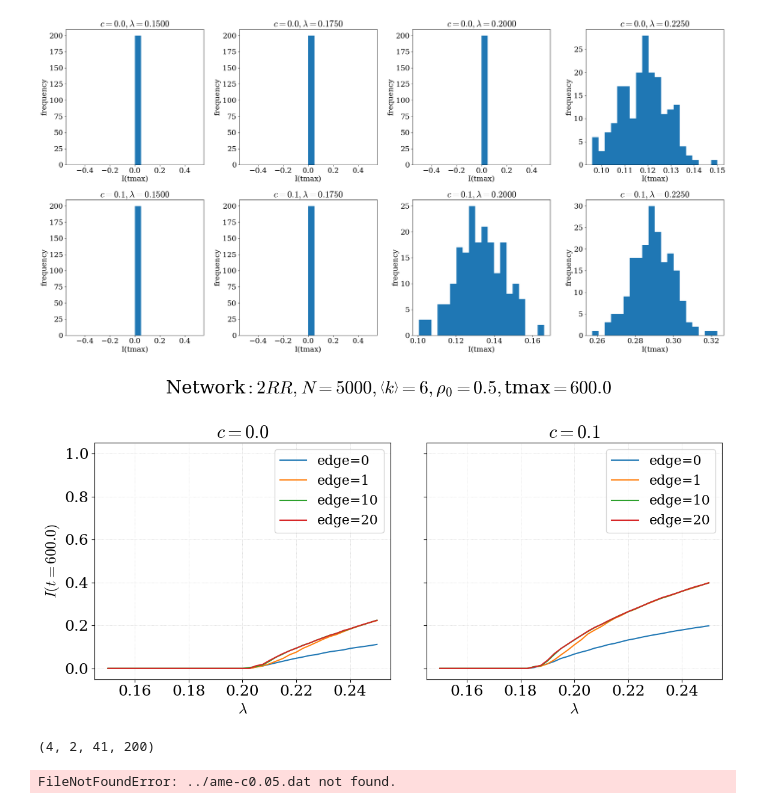
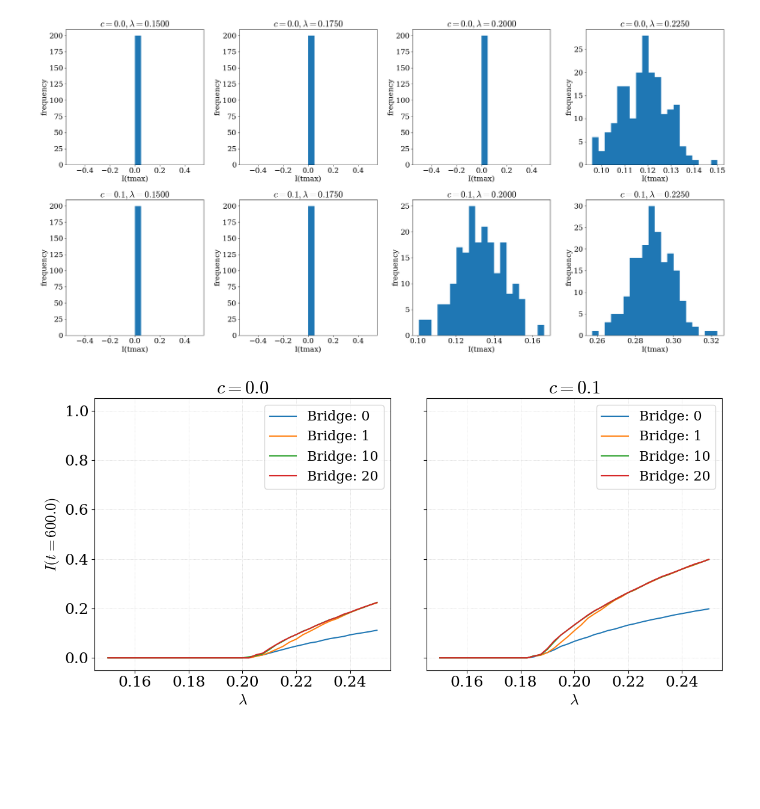
Before and after one commit to Kojirouuuu/trend-sar, a Jupyter notebook: notebook/sis copy 2.ipynb, the cells around one changed output. Saved outputs shown, nothing was run; the diff lists cells and outputs as text; code cells hidden in the pictures; blank space fills up the shorter version.

Commit message:
feat: beautifun figure

```diff
--- a/notebook/sis copy 2.ipynb
+++ b/notebook/sis copy 2.ipynb
@@ -62,8 +62,11 @@ def _read_params(params_path: str) -> Dict[str, str]:
     itr = params['itr'].values[0]
     batchNum = params['batchNum'].values[0]
 
-    c_list = c_list.split(":")
-    c_list = [float(c) for c in c_list]
+    try:
+        c_list = c_list.split(":")
+        c_list = [float(c) for c in c_list]
+    except:
+        c_list = [float(c_list)]
 
     edgeNumList = edgeNumList.split(":")
     edgeNumList = [int(edgeNum) for edgeNum in edgeNumList]
@@ -571,63 +574,33 @@ plt.show()
 # %%
 fig, axes = plt.subplots(1, len(c_list), figsize=(6 * len(c_list), 6), sharey=True)
 
 delta = 0.05
 
 for c_idx, c in enumerate(c_list):
     # to_Is = np.zeros(len(lamb_values_for_theory))
     # for lamb_idx, lamb in enumerate(lamb_values_for_theory):
     #     to_I = theta_to_I(deg_list, pk, lamb, gamma, theta_all[c_idx, lamb_idx], c=c)
     #     to_Is[lamb_idx] = to_I
     # axes[c_idx].plot(lamb_values_for_theory, to_Is, color=colors[0], label="Theory", linestyle="--", linewidth=0.5)
 
     for e_idx in range(len(edgeNumList)):
         edge_num = edgeNumList[e_idx]
         valid_mean_I = valid_last_I[e_idx, c_idx, :]
-        axes[c_idx].plot(lamb_values, valid_mean_I/(2 * N), label=f"edge={edge_num}", color=colors[e_idx])
+        axes[c_idx].plot(lamb_values, valid_mean_I/(2 * N), label=rf"Bridge: {edge_num}", color=colors[e_idx])
         # axes[c_idx].plot(lamb_values, valid_mean_I/(2 * N), label=f"edge={edge_num}", linestyle="", marker="o", markersize=6, markerfacecolor="none", markeredgecolor=colors[e_idx])
 
     axes[c_idx].legend()
     axes[c_idx].grid(True, linestyle=":", alpha=0.5)
     axes[c_idx].set_title(rf"$c={c}$")
     axes[c_idx].set_xlabel(r"$\lambda$")
     if c_idx == 0:
         axes[c_idx].set_ylabel(rf"$I(t={tmax})$")
     # axes[c_idx].set_xlim(0.10, 0.11)
     axes[c_idx].set_ylim(0-delta, 1+delta)
 
-fig.suptitle(rf"Network$: {network_type}, N={N}, \left<k\right>={k_ave}, \rho_0={rho0}, $tmax$={tmax}$")
+# fig.suptitle(rf"Network$: {network_type}, N={N}, \left<k\right>={k_ave}, \rho_0={rho0}, $tmax$={tmax}$")
 fig.tight_layout()
 
 plt.show()
 # %% [output]
-[figure, old version]
+[figure, new version]
-# %%
-infected_num_all.shape
-# %% [output]
-(4, 2, 41, 200)
-# %%
-arr = np.genfromtxt("../ame-c0.05.dat", names=True)
-c1 = arr["beta"][0]
-lambda_values_ame1 = np.array(arr["lambda0"])
-I_ame1 = np.array(arr["I"])
-
-arr2 = np.genfromtxt("../ame-c0.10.dat", names=True)
-c2 = arr2["beta"][0]
-lambda_values_ame2 = np.array(arr2["lambda0"])
-I_ame2 = np.array(arr2["I"])
-
-arr3 = np.genfromtxt("../ame-c0.15.dat", names=True)
-c3 = arr3["beta"][0]
-lambda_values_ame3 = np.array(arr3["lambda0"])
-I_ame3 = np.array(arr3["I"])
-
-arr4 = np.genfromtxt("../ame-c0.20.dat", names=True)
-c4 = arr4["beta"][0]
-lambda_values_ame4 = np.array(arr4["lambda0"])
-I_ame4 = np.array(arr4["I"])
-
-lambda_values_ame = [lambda_values_ame1, lambda_values_ame2, lambda_values_ame3, lambda_values_ame4]
-c_values_ame = [c1, c2, c3, c4]
-I_ame = [I_ame1, I_ame2, I_ame3, I_ame4]
-# %% [output]
-FileNotFoundError: ../ame-c0.05.dat not found.
```
Also changed, not shown: parts of 13 cells of this notebook, 4 other files.
